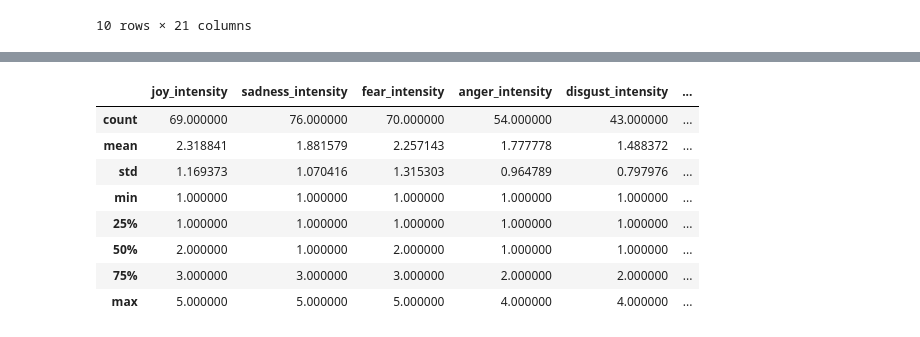
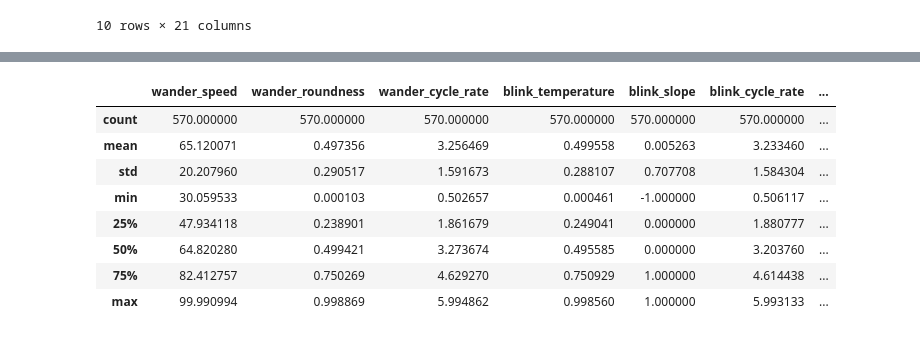
Before and after one commit to fcortevargas/Thesis, a Jupyter notebook: Data Analysis/Analysis/rating_analysis.ipynb, the cells around one changed output, grey strips where cells are left out. Saved outputs shown, nothing was run; the diff lists cells and outputs as text; code cells hidden in the pictures.

```diff
--- a/Data Analysis/Analysis/rating_analysis.ipynb
+++ b/Data Analysis/Analysis/rating_analysis.ipynb
@@ -8,4 +12,8 @@ file_path = '../Data/Processed/video_rating.csv'
 df = pd.read_csv(file_path, header=0, index_col=[0, 1])
+# %%
+indep_var_cols = ['wander_speed', 'wander_roundness', 'wander_cycle_rate', 'blink_temperature', 'blink_slope', 'blink_cycle_rate', 'beep_pitch', 'beep_slope', 'beep_cycle_rate']
+# %%
+dep_var_cols = ['joy_intensity', 'sadness_intensity', 'anger_intensity', 'fear_intensity', 'disgust_intensity', 'surprise_intensity', 'pleasure', 'arousal', 'dominance']
 # %%
 df.head(10)
 # %% [output]
@@ -25,12 +53,14 @@ df.head(10)
+# %%
+df[dep_var_cols] = df[dep_var_cols].fillna(value=0)
 # %%
-df.iloc[:, 9:].describe()
+df[indep_var_cols].describe()
 # %% [output]
-|  | joy_intensity | sadness_intensity | fear_intensity | anger_intensity | disgust_intensity | ... |
-| count | 69.000000 | 76.000000 | 70.000000 | 54.000000 | 43.000000 | ... |
-| mean | 2.318841 | 1.881579 | 2.257143 | 1.777778 | 1.488372 | ... |
-| std | 1.169373 | 1.070416 | 1.315303 | 0.964789 | 0.797976 | ... |
-| min | 1.000000 | 1.000000 | 1.000000 | 1.000000 | 1.000000 | ... |
-| 25% | 1.000000 | 1.000000 | 1.000000 | 1.000000 | 1.000000 | ... |
-| 50% | 2.000000 | 1.000000 | 2.000000 | 1.000000 | 1.000000 | ... |
-| 75% | 3.000000 | 3.000000 | 3.000000 | 2.000000 | 2.000000 | ... |
-| max | 5.000000 | 5.000000 | 5.000000 | 4.000000 | 4.000000 | ... |
+|  | wander_speed | wander_roundness | wander_cycle_rate | blink_temperature | blink_slope | blink_cycle_rate | ... |
+| count | 570.000000 | 570.000000 | 570.000000 | 570.000000 | 570.000000 | 570.000000 | ... |
+| mean | 65.120071 | 0.497356 | 3.256469 | 0.499558 | 0.005263 | 3.233460 | ... |
+| std | 20.207960 | 0.290517 | 1.591673 | 0.288107 | 0.707708 | 1.584304 | ... |
+| min | 30.059533 | 0.000103 | 0.502657 | 0.000461 | -1.000000 | 0.506117 | ... |
+| 25% | 47.934118 | 0.238901 | 1.861679 | 0.249041 | 0.000000 | 1.880777 | ... |
+| 50% | 64.820280 | 0.499421 | 3.273674 | 0.495585 | 0.000000 | 3.203760 | ... |
+| 75% | 82.412757 | 0.750269 | 4.629270 | 0.750929 | 1.000000 | 4.614438 | ... |
+| max | 99.990994 | 0.998869 | 5.994862 | 0.998560 | 1.000000 | 5.993133 | ... |
```
Also changed, not shown: parts of 24 cells of this notebook, 9 other files.
